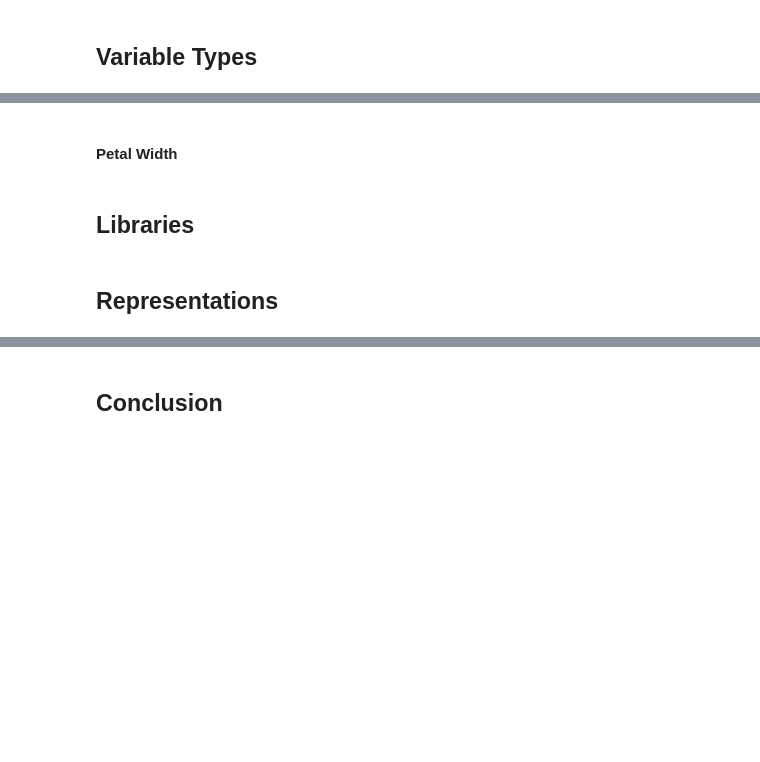
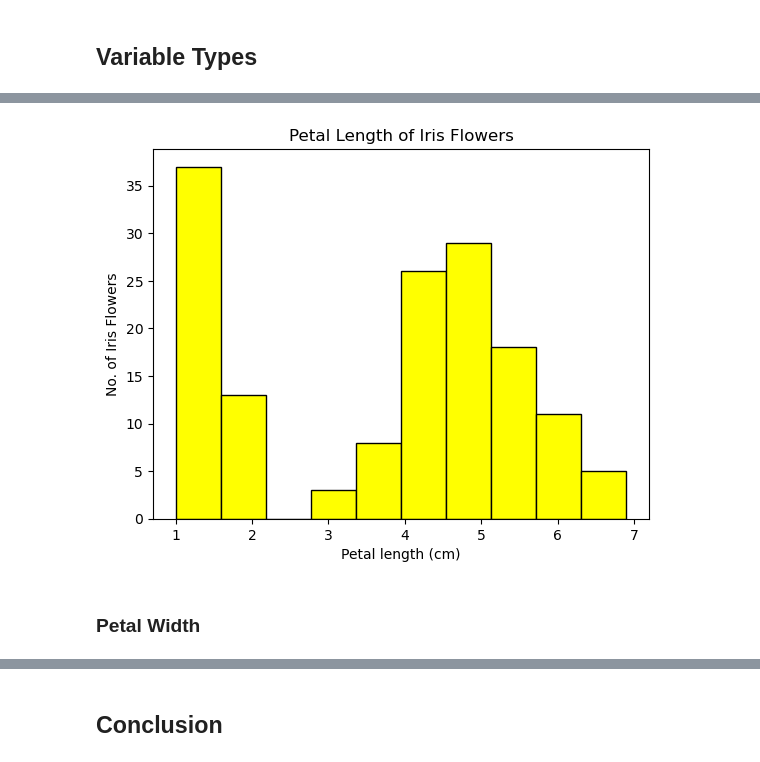
Before and after one commit to MylesHenehan/pands-project, a Jupyter notebook: analysis.ipynb, the cells around one changed output, grey strips where cells are left out. Cells and saved outputs as stored; diff of their text form; code cells hidden in the pictures; blank space fills up the shorter version.

```diff
--- a/analysis.ipynb
+++ b/analysis.ipynb
@@ -22,6 +110,10 @@ The data set contains 150 instances, split evenly between 3 different types (oth
+# %%
+plt.hist(petallen, bins=10, color='yellow', edgecolor='black')
+plt.xlabel('Petal length (cm)')
+plt.ylabel('No. of Iris Flowers')
+plt.title('Petal Length of Iris Flowers')
+plt.savefig('petallen_histogram.png')
+# %% [output]
+[figure, added]
 # %% [markdown]
-#### Petal Width
+### Petal Width
-# %% [markdown]
-## Libraries
-# %% [markdown]
-## Representations
```
Also changed, not shown: parts of 18 cells of this notebook, 6 other files.
